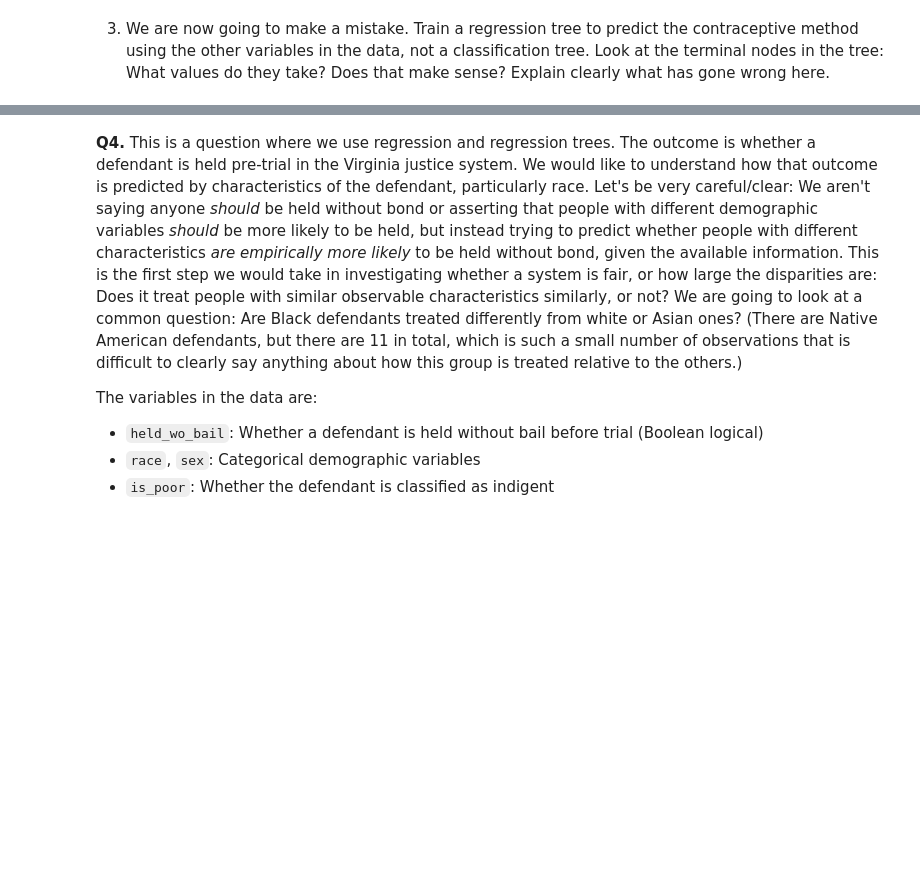
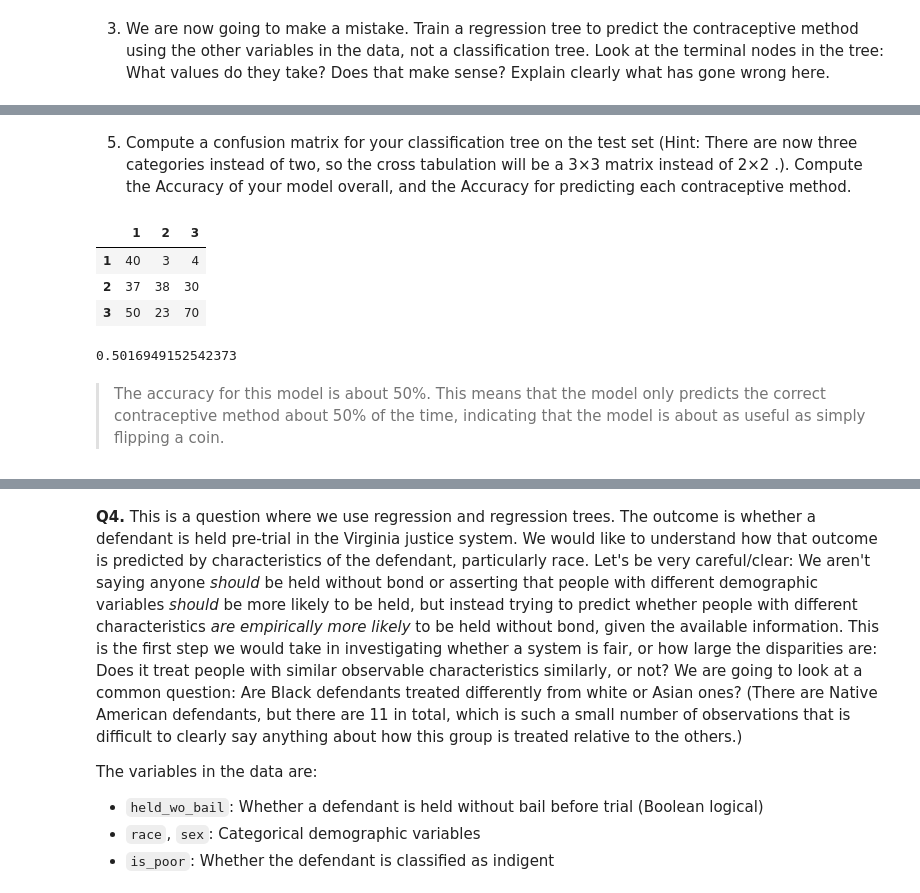
Before and after one commit to acb4rn/assignment4, a Jupyter notebook: assignment4.ipynb, the cells around one changed output, grey strips where cells are left out. Drawn from its saved outputs; the diff is of its cells as text; code cells hidden in the pictures; blank space fills up the shorter version.

```diff
--- a/assignment4.ipynb
+++ b/assignment4.ipynb
@@ -533,0 +614,2 @@ from sklearn import tree
+# %% [markdown]
+5. Compute a confusion matrix for your classification tree on the test set (Hint: There are now three categories instead of two, so the cross tabulation will be a  3×3  matrix instead of  2×2 .). Compute the Accuracy of your model overall, and the Accuracy for predicting each contraceptive method.
@@ -533,0 +618,16 @@ from sklearn import tree
+# %%
+matrx = sklearn.metrics.confusion_matrix(y_hat, y_test)
+df = pd.DataFrame(matrx)
+df = df.rename(columns={0:1, 1:2, 2:3}, index={0:1, 1:2, 2:3} )
+df
+# %% [output]
+|  | 1 | 2 | 3 |
+| 1 | 40 | 3 | 4 |
+| 2 | 37 | 38 | 30 |
+| 3 | 50 | 23 | 70 |
+# %%
+sklearn.metrics.accuracy_score(y_hat, y_test)
+# %% [output]
+0.5016949152542373
+# %% [markdown]
+> The accuracy for this model is about 50%. This means that the model only predicts the correct contraceptive method about 50% of the time, indicating that the model is about as useful as simply flipping a coin.
```
Also changed, not shown: parts of 15 cells of this notebook.
